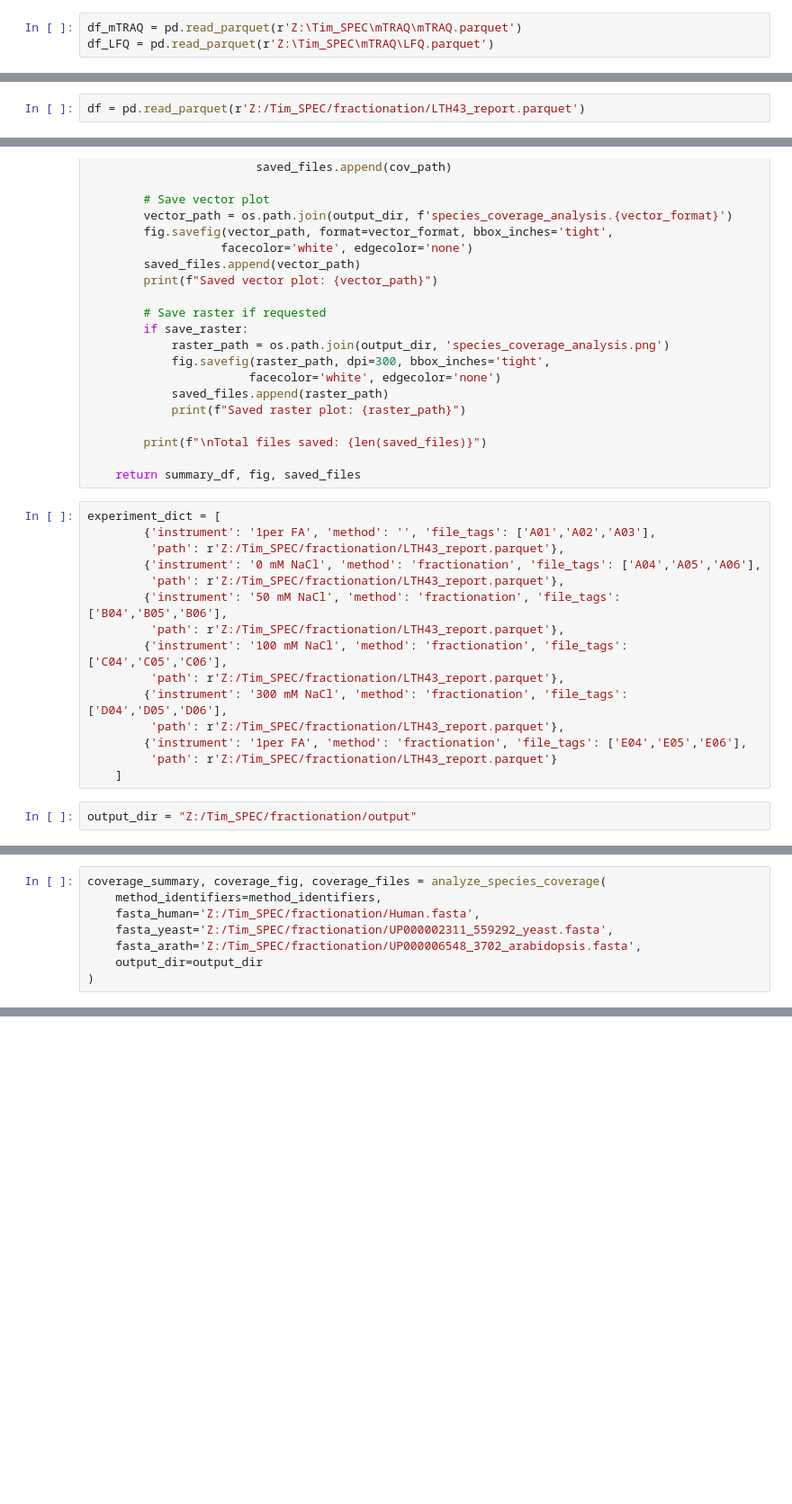
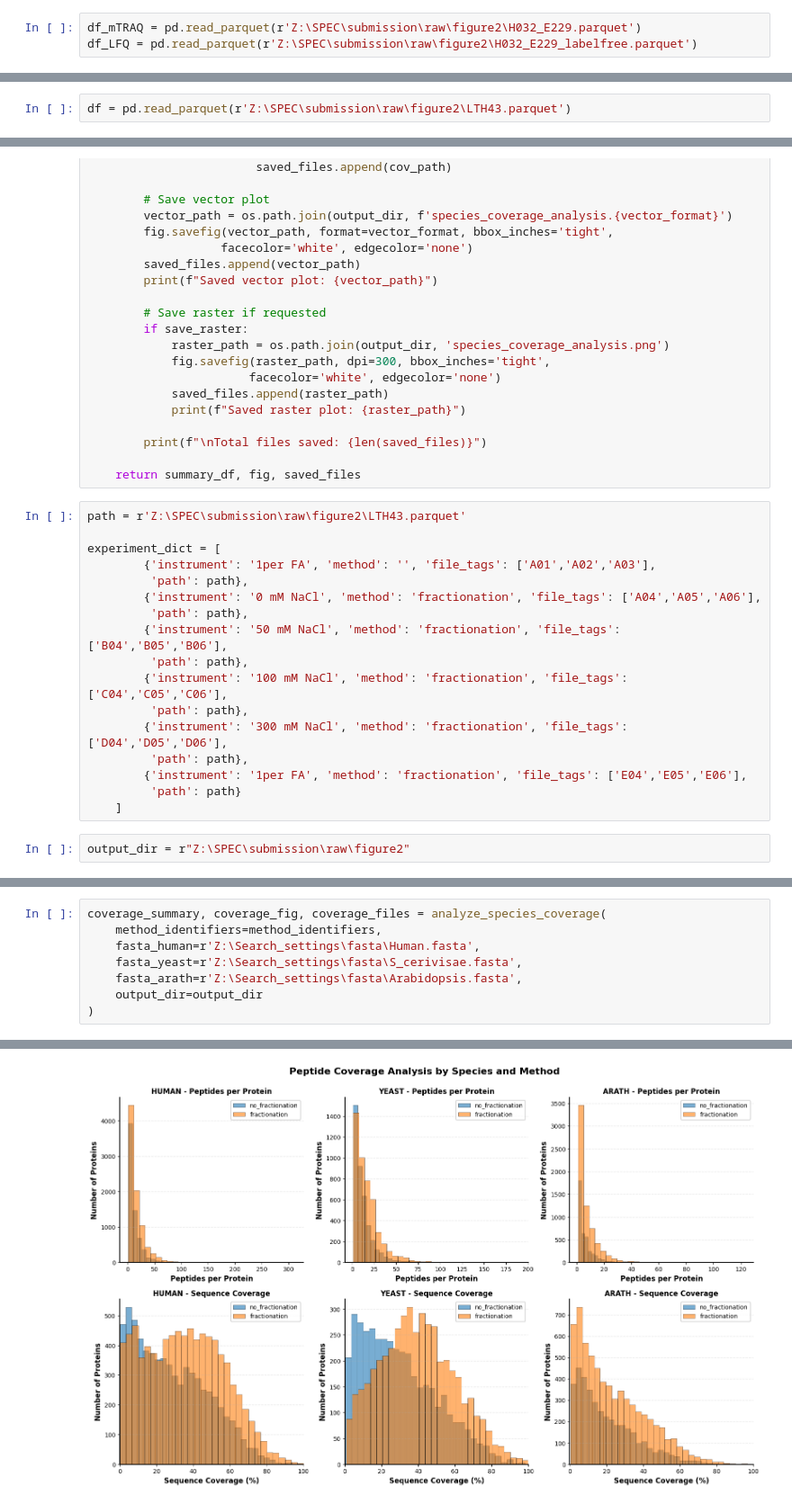
Before and after one commit to DenysOliinyk3007/SPEC-figures, a Jupyter notebook: SPEC_manuscript_Figure2.ipynb, the cells around one changed output, grey strips where cells are left out. Shown at 90% size. Cells and saved outputs as stored; diff of their text form; blank space fills up the shorter version.

```diff
--- a/SPEC_manuscript_Figure2.ipynb
+++ b/SPEC_manuscript_Figure2.ipynb
@@ -175,8 +146,8 @@ fig.show()
 # %% [markdown]
 # Figure 2C
 # %%
-df_mTRAQ = pd.read_parquet(r'Z:\Tim_SPEC\mTRAQ\mTRAQ.parquet')
-df_LFQ = pd.read_parquet(r'Z:\Tim_SPEC\mTRAQ\LFQ.parquet')
+df_mTRAQ = pd.read_parquet(r'Z:\SPEC\submission\raw\figure2\H032_E229.parquet')
+df_LFQ = pd.read_parquet(r'Z:\SPEC\submission\raw\figure2\H032_E229_labelfree.parquet')
 # %%
 df_LFQ['reduced_id'] = df_LFQ['Run'].apply(lambda x: x.split('_')[-1])
 df_mTRAQ['reduced_id'] = df_mTRAQ['Run'].apply(lambda x: x.split('_')[-1])
@@ -265,7 +238,7 @@ plt.tight_layout()
 # %% [markdown]
 # Figure 2F
 # %%
-df = pd.read_parquet(r'Z:/Tim_SPEC/fractionation/LTH43_report.parquet')
+df = pd.read_parquet(r'Z:\SPEC\submission\raw\figure2\LTH43.parquet')
 # %%
 df = df[df['PG.Q.Value']<0.01]
 # %%
@@ -1450,22 +1423,24 @@ def analyze_species_coverage(method_identifiers,
 
     return summary_df, fig, saved_files
 # %%
+path = r'Z:\SPEC\submission\raw\figure2\LTH43.parquet'
+
 experiment_dict = [
         {'instrument': '1per FA', 'method': '', 'file_tags': ['A01','A02','A03'],
-         'path': r'Z:/Tim_SPEC/fractionation/LTH43_report.parquet'},
+         'path': path},
         {'instrument': '0 mM NaCl', 'method': 'fractionation', 'file_tags': ['A04','A05','A06'],
-         'path': r'Z:/Tim_SPEC/fractionation/LTH43_report.parquet'},
+         'path': path},
         {'instrument': '50 mM NaCl', 'method': 'fractionation', 'file_tags': ['B04','B05','B06'],
-         'path': r'Z:/Tim_SPEC/fractionation/LTH43_report.parquet'},
+         'path': path},
         {'instrument': '100 mM NaCl', 'method': 'fractionation', 'file_tags': ['C04','C05','C06'],
-         'path': r'Z:/Tim_SPEC/fractionation/LTH43_report.parquet'},
+         'path': path},
         {'instrument': '300 mM NaCl', 'method': 'fractionation', 'file_tags': ['D04','D05','D06'],
-         'path': r'Z:/Tim_SPEC/fractionation/LTH43_report.parquet'},
+         'path': path},
         {'instrument': '1per FA', 'method': 'fractionation', 'file_tags': ['E04','E05','E06'],
-         'path': r'Z:/Tim_SPEC/fractionation/LTH43_report.parquet'}
+         'path': path}
     ]
 # %%
-output_dir = "Z:/Tim_SPEC/fractionation/output"
+output_dir = r"Z:\SPEC\submission\raw\figure2"
 # %%
 summary_df, fig, fig_venn, saved_files, method_identifiers = compare_unique_identifiers_across_methods(
     experiment_dict,
@@ -1474,8 +1489,9 @@ summary_df, fig, fig_venn, saved_files, method_identifiers = compare_unique_iden
 # %%
 coverage_summary, coverage_fig, coverage_files = analyze_species_coverage(
     method_identifiers=method_identifiers,
-    fasta_human='Z:/Tim_SPEC/fractionation/Human.fasta',
-    fasta_yeast='Z:/Tim_SPEC/fractionation/UP000002311_559292_yeast.fasta',
-    fasta_arath='Z:/Tim_SPEC/fractionation/UP000006548_3702_arabidopsis.fasta',
+    fasta_human=r'Z:\Search_settings\fasta\Human.fasta',
+    fasta_yeast=r'Z:\Search_settings\fasta\S_cerivisae.fasta',
+    fasta_arath=r'Z:\Search_settings\fasta\Arabidopsis.fasta',
     output_dir=output_dir
 )
+# %% [output]
@@ -1482 +1515,2 @@ coverage_summary, coverage_fig, coverage_files = analyze_species_coverage(
+[figure, added]
 # %%
```
Also changed, not shown: parts of 10 cells of this notebook, 4 other files.
